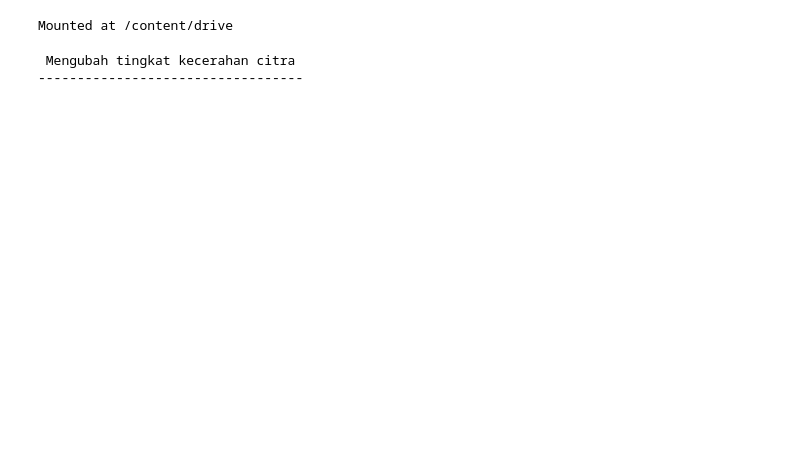
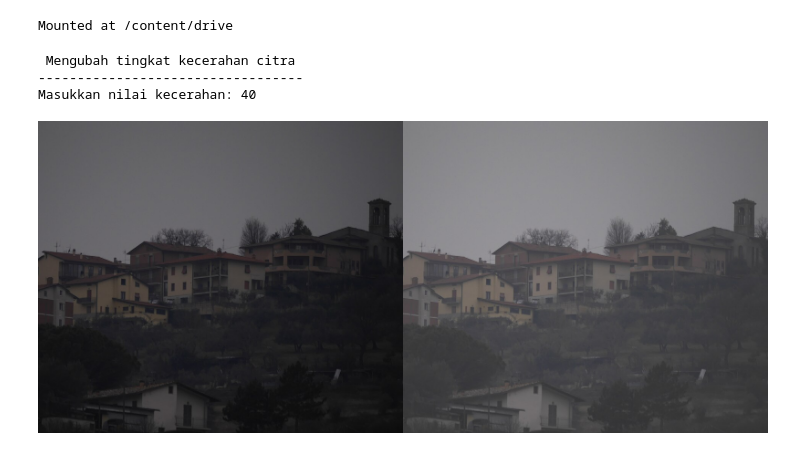
Before and after one commit to kenzuroid-tech/PVCK_Ganjil_2026, a Jupyter notebook: Week3.ipynb, the cells around one changed output. Saved outputs shown, nothing was run; the diff lists cells and outputs as text; code cells hidden in the pictures; blank space fills up the shorter version.

```diff
--- a/Week3.ipynb
+++ b/Week3.ipynb
@@ -8,40 +8,33 @@ Mounted at /content/drive
 # %%
 import cv2 as cv
 from google.colab.patches import cv2_imshow
-import pandas as pd
+from skimage import io
+import matplotlib.pyplot as plt
 import numpy as np
 
 print(' Mengubah tingkat kecerahan citra ')
 print('----------------------------------')
 try:
-  brightness = int(input('Masukkan nilai kecerahan:'))
+  brightness = int(input('Masukkan nilai kecerahan: '))
 except ValueError:
   print('Error, not a number')
-  brightness = 0
 
-#sesuaikan dengan file dan folder di drive kita
-image_path = '/content/drive/MyDrive/PVCK/GAMBAR/House.jpg' # Corrected 'myDrive' to 'MyDrive'
-original = cv.imread(image_path)
+original = cv.imread('/content/drive/MyDrive/PVCK/GAMBAR/House.jpg')
+brightness_image = np.zeros(original.shape, original.dtype)
 
-# Check if image was loaded successfully
-if original is None:
-    print(f"Error: Could not load image from {image_path}. Please check the path.")
-else:
-    brightness_image = np.zeros(original.shape, original.dtype)
+#akses per pixel
+for y in range(original.shape[0]):
+    for x in range(original.shape[1]):
+        for c in range(original.shape[2]):
+            brightness_image[y, x, c] = np.clip(int(original[y, x, c]) + brightness, 0, 255)
 
-    #akses per pixel
-    #np.clip digunakan untuk melakukan truncate pixel (nilai dibatasi antara 0-255)
-    for y in range(original.shape[0]):
-      for x in range(original.shape[1]):
-        for c in range(original.shape[2]):
-          # Ensure we are adding to the original pixel value, not a zeroed image.
-          brightness_image[y,x,c] = np.clip(original[y,x,c] + brightness, 0, 255)
+#cara simple tanpa for loop
+#brightness_image = cv.convertScaleAbs(original, beta=brightness)
 
-    #cara simpel tanpa for loop
-    #brightness_image = cv.convertScaleAbs(original, beta=brightness)
-
-    final_frame = cv.hconcat((original, brightness_image))
-    cv2_imshow(final_frame)
+final_frame = cv.hconcat((original, brightness_image))
+cv2_imshow(final_frame)
 # %% [output]
  Mengubah tingkat kecerahan citra
 ----------------------------------
+Masukkan nilai kecerahan: 40
+[figure, added]
```
